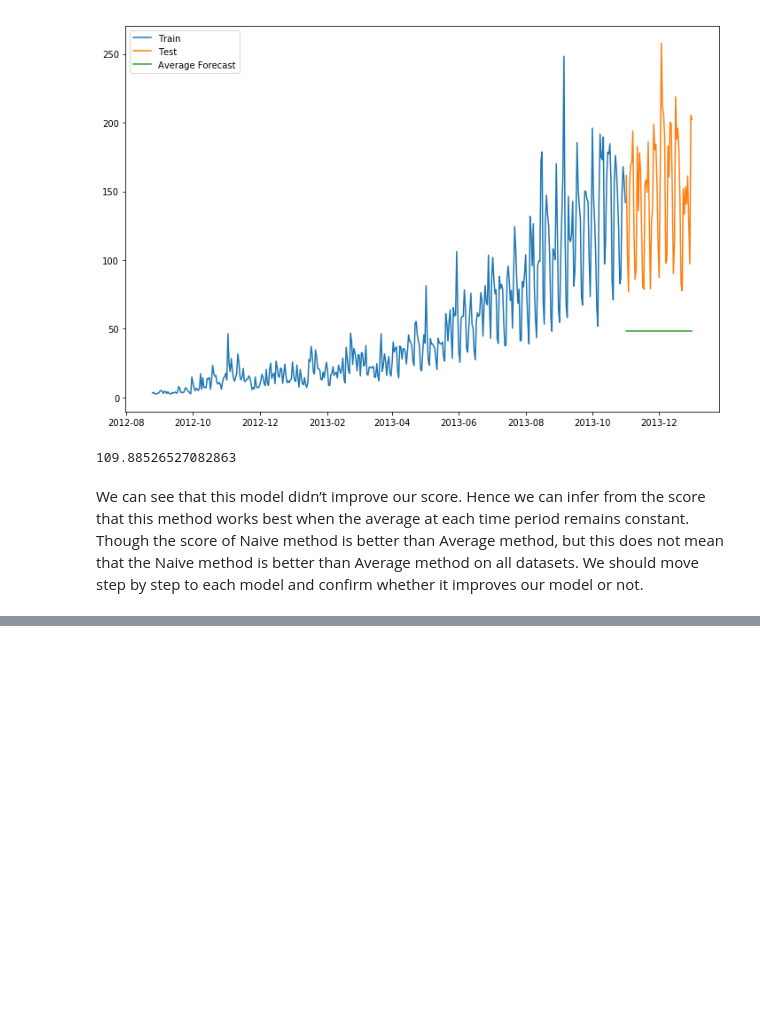
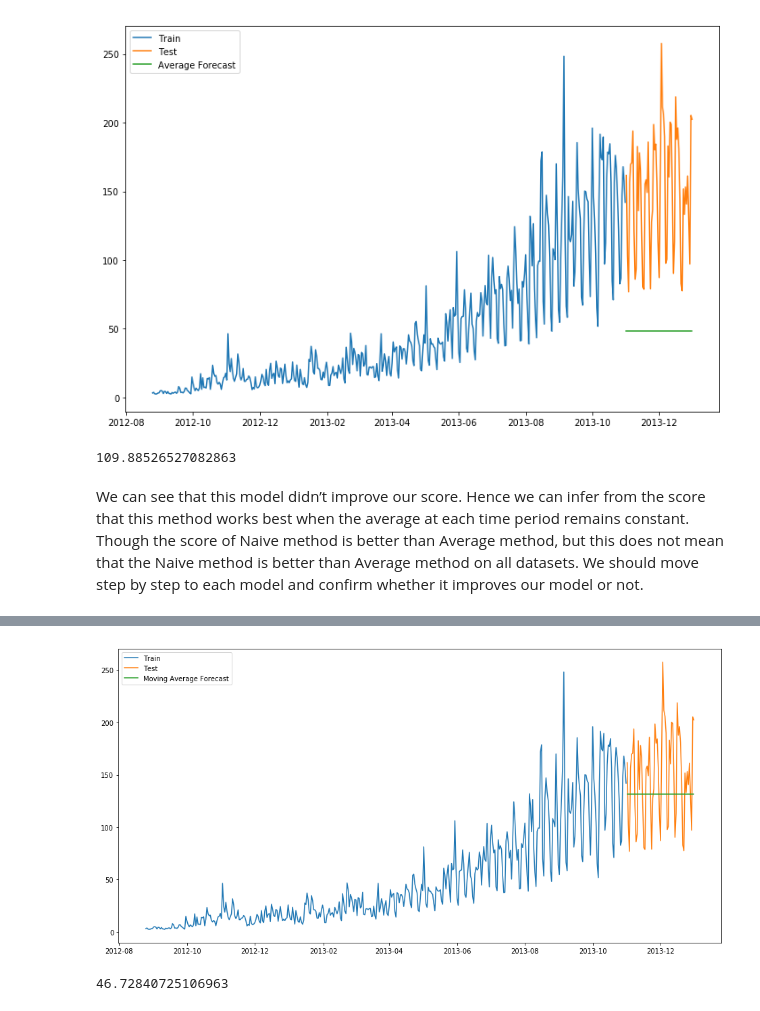
Before and after one commit to Lplenka/DS_NN, a Jupyter notebook: time_series/Time_Series_using_statsmodel.ipynb, the cells around one changed output, grey strips where cells are left out. Drawn from its saved outputs; the diff is of its cells as text; code cells hidden in the pictures; blank space fills up the shorter version.

Commit message:
moving average method

```diff
--- a/time_series/Time_Series_using_statsmodel.ipynb
+++ b/time_series/Time_Series_using_statsmodel.ipynb
@@ -101,0 +106,16 @@ We can see that this model didn’t improve our score. Hence we can infer from t
+# %%
+y_hat_avg = test.copy()
+y_hat_avg['moving_avg_forecast'] = train['Count'].rolling(60).mean().iloc[-1]
+plt.figure(figsize=(16,8))
+plt.plot(train['Count'], label='Train')
+plt.plot(test['Count'], label='Test')
+plt.plot(y_hat_avg['moving_avg_forecast'], label='Moving Average Forecast')
+plt.legend(loc='best')
+plt.show()
+# %% [output]
+[figure, added]
+# %%
+rms = sqrt(mean_squared_error(test.Count, y_hat_avg.moving_avg_forecast))
+print(rms)
+# %% [output]
+46.72840725106963
```
Also changed, not shown: parts of 2 cells of this notebook.
